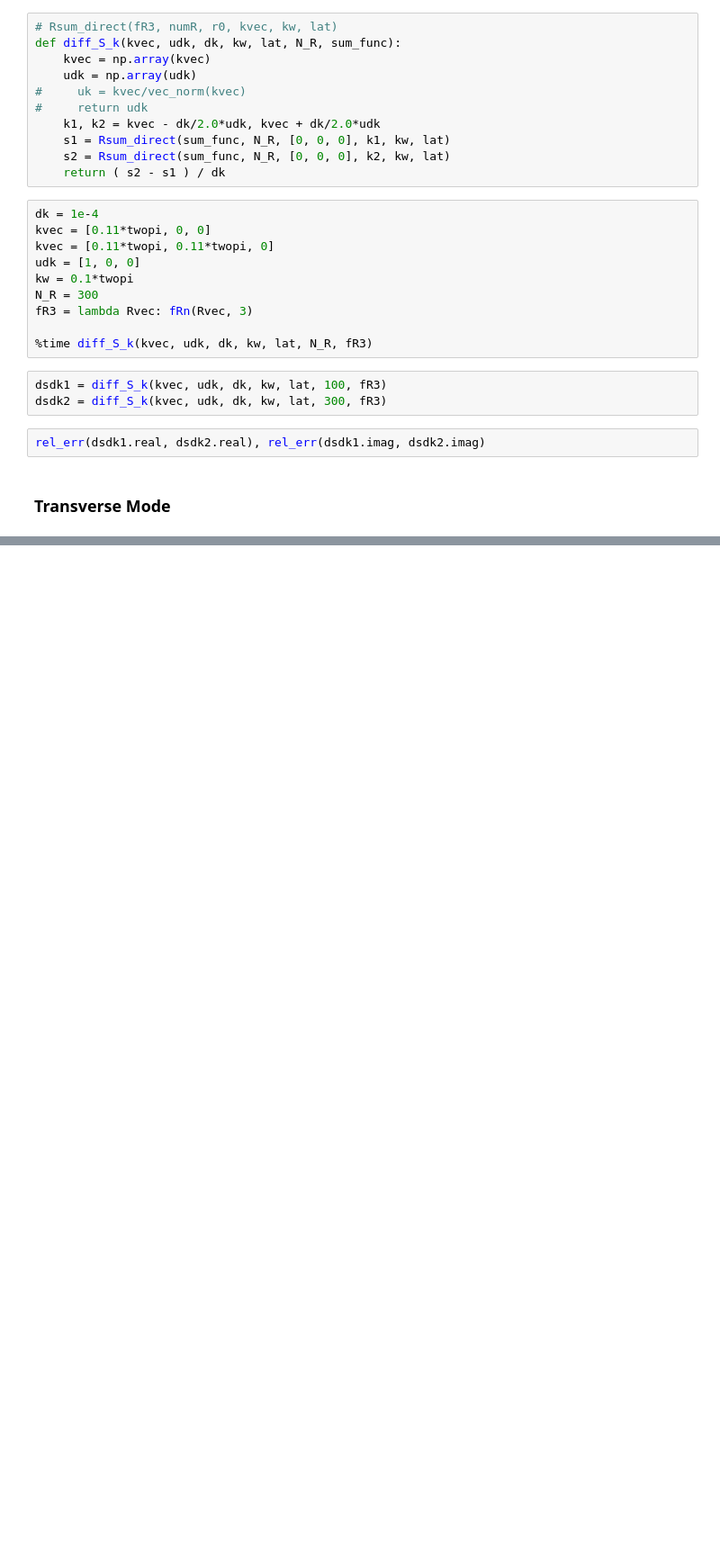
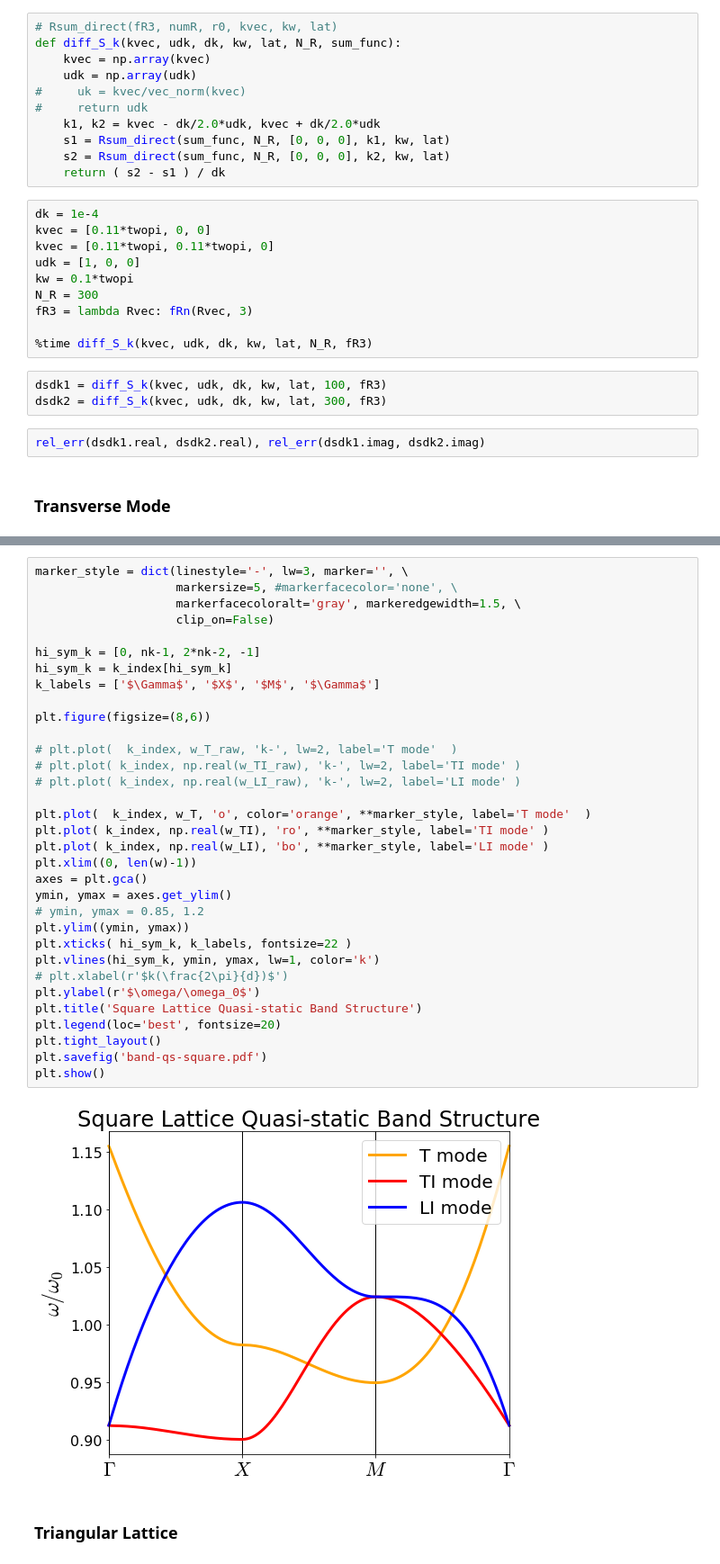
Before and after one commit to 711er/cde, a Jupyter notebook: cde-2d.ipynb, the cells around one changed output, grey strips where cells are left out. Shown: that part at 90% size. Saved outputs shown, nothing was run; the diff lists cells and outputs as text; blank space fills up the shorter version.

```diff
--- a/cde-2d.ipynb
+++ b/cde-2d.ipynb
@@ -1318,0 +1328,37 @@ plt.show()
+# %%
+marker_style = dict(linestyle='-', lw=3, marker='', \
+                    markersize=5, #markerfacecolor='none', \
+                    markerfacecoloralt='gray', markeredgewidth=1.5, \
+                    clip_on=False)
+
+hi_sym_k = [0, nk-1, 2*nk-2, -1]
+hi_sym_k = k_index[hi_sym_k]
+k_labels = ['$\Gamma$', '$X$', '$M$', '$\Gamma$']
+
+plt.figure(figsize=(8,6))
+
+# plt.plot(  k_index, w_T_raw, 'k-', lw=2, label='T mode'  )
+# plt.plot( k_index, np.real(w_TI_raw), 'k-', lw=2, label='TI mode' )
+# plt.plot( k_index, np.real(w_LI_raw), 'k-', lw=2, label='LI mode' )
+
+plt.plot(  k_index, w_T, 'o', color='orange', **marker_style, label='T mode'  )
+plt.plot( k_index, np.real(w_TI), 'ro', **marker_style, label='TI mode' )
+plt.plot( k_index, np.real(w_LI), 'bo', **marker_style, label='LI mode' )
+plt.xlim((0, len(w)-1))
+axes = plt.gca()
+ymin, ymax = axes.get_ylim()
+# ymin, ymax = 0.85, 1.2
+plt.ylim((ymin, ymax))
+plt.xticks( hi_sym_k, k_labels, fontsize=22 )
+plt.vlines(hi_sym_k, ymin, ymax, lw=1, color='k')
+# plt.xlabel(r'$k(\frac{2\pi}{d})$')
+plt.ylabel(r'$\omega/\omega_0$')
+plt.title('Square Lattice Quasi-static Band Structure')
+plt.legend(loc='best', fontsize=20)
+plt.tight_layout()
+plt.savefig('band-qs-square.pdf')
+plt.show()
+# %% [output]
+[figure, added]
+# %% [markdown]
+### Triangular Lattice
```
Also changed, not shown: parts of 15 cells of this notebook.
